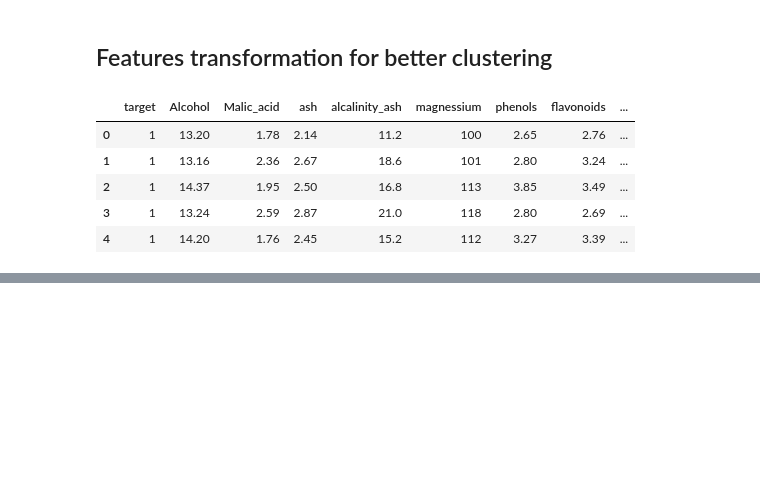
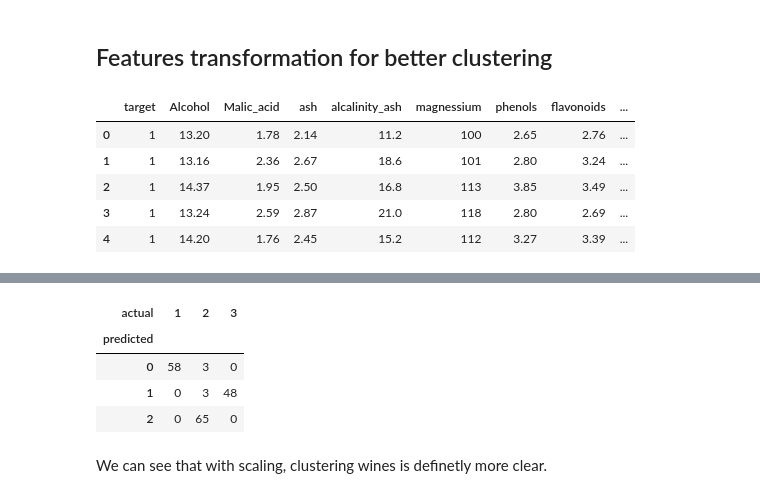
Before and after one commit to dataqueenpend/MachineLearning, a Jupyter notebook: Unsupervised learning.ipynb, the cells around one changed output, grey strips where cells are left out. Cells and saved outputs as stored; diff of their text form; code cells hidden in the pictures; blank space fills up the shorter version.

```diff
--- a/Unsupervised learning.ipynb
+++ b/Unsupervised learning.ipynb
@@ -199,0 +299,7 @@ wine.head()
+# %%
+scaler = StandardScaler()
+km = KMeans(n_clusters=3)
+# %%
+pip = make_pipeline(scaler, km)
+# %%
+pip.fit(X)
@@ -199,0 +309,3 @@ wine.head()
+# %%
+labels = pip.predict(X)
+labels
@@ -199,0 +322,13 @@ wine.head()
+# %%
+# Evaluation
+df_scaled_wine = pd.DataFrame({'predicted': labels,
+                               'actual': wine.target})
+pd.crosstab(df_scaled_wine.predicted, df_scaled_wine.actual)
+# %% [output]
+| actual | 1 | 2 | 3 |
+| predicted |  |  |  |
+| 0 | 58 | 3 | 0 |
+| 1 | 0 | 3 | 48 |
+| 2 | 0 | 65 | 0 |
+# %% [markdown]
+We can see that with scaling, clustering wines is definetly more clear.
```
Also changed, not shown: parts of 21 cells of this notebook.
